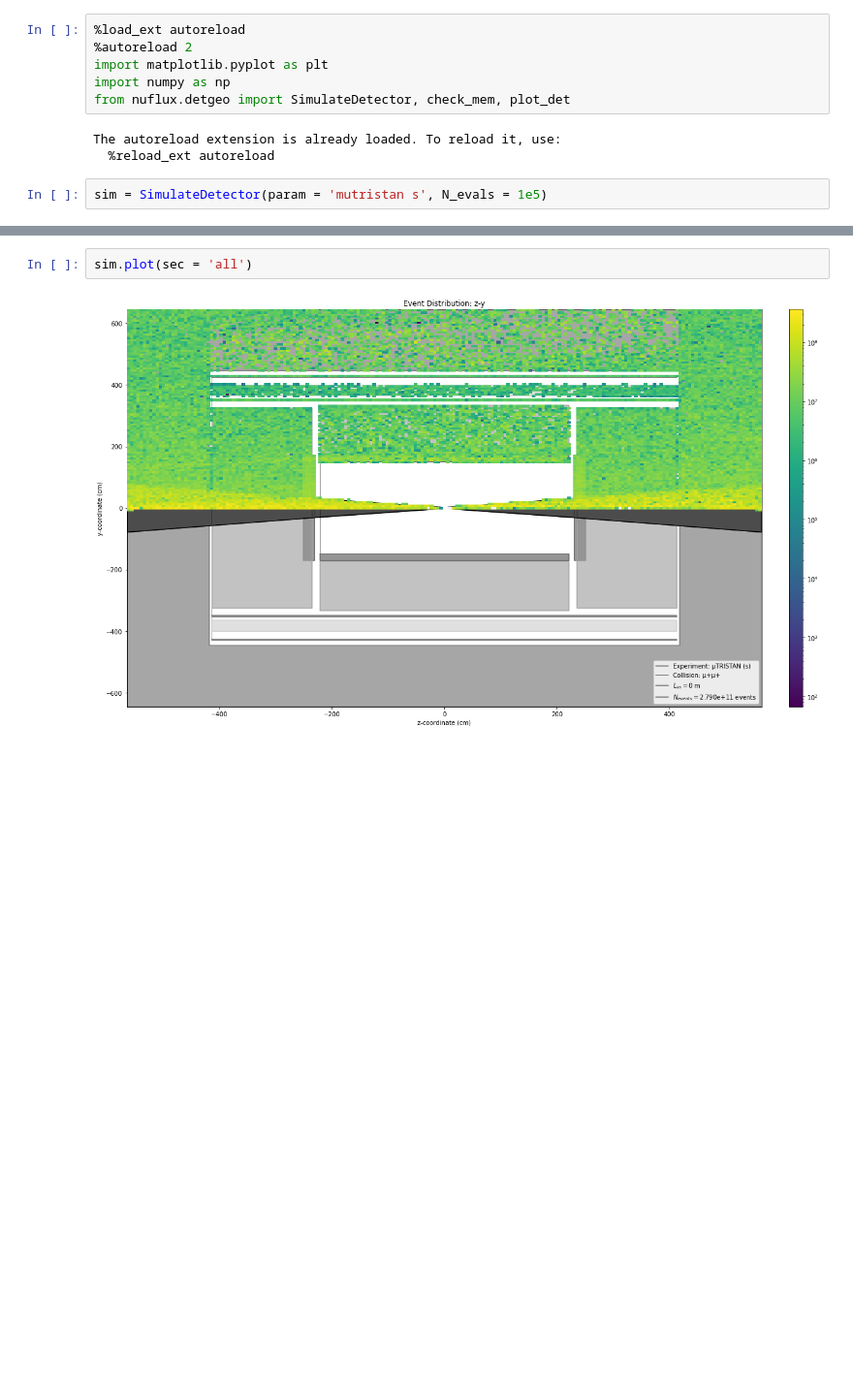
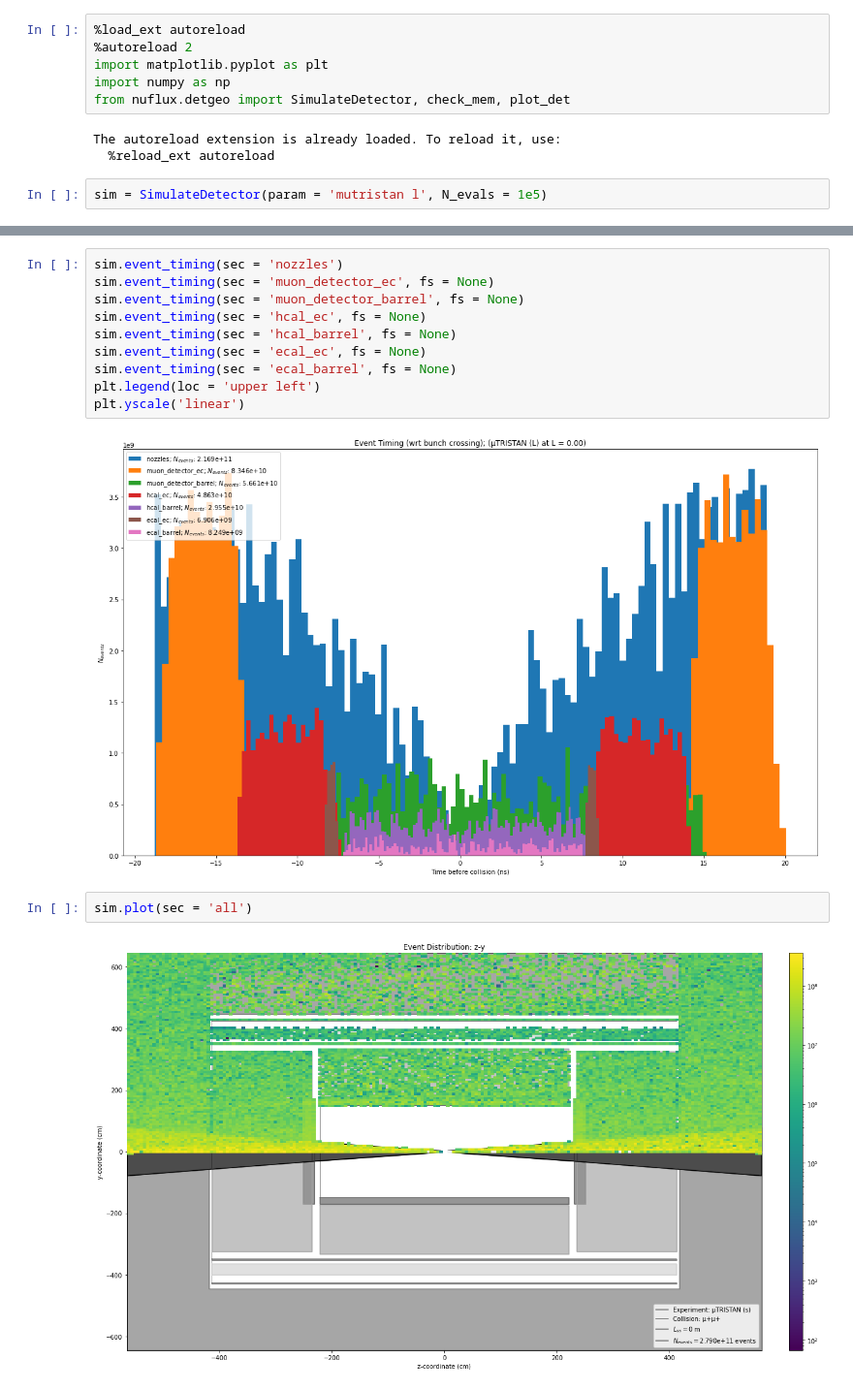
Before and after one commit to mhostert/BIN_MC, a Jupyter notebook: Changed_sim.ipynb, the cells around one changed output, grey strips where cells are left out. Shown at 97% size. Cells and saved outputs as stored; diff of their text form; blank space fills up the shorter version.

```diff
--- a/Changed_sim.ipynb
+++ b/Changed_sim.ipynb
@@ -8,6 +8,6 @@ from nuflux.detgeo import SimulateDetector, check_mem, plot_det
 The autoreload extension is already loaded. To reload it, use:
   %reload_ext autoreload
 # %%
-sim = SimulateDetector(param = 'mutristan s', N_evals = 1e5)
+sim = SimulateDetector(param = 'mutristan l', N_evals = 1e5)
 # %% [output]
 Succesfully simulated decays:
@@ -22,3 +22,15 @@ Total count: 2.79e+11 events; took 2.92 s.
+# %%
+sim.event_timing(sec = 'nozzles')
+sim.event_timing(sec = 'muon_detector_ec', fs = None)
+sim.event_timing(sec = 'muon_detector_barrel', fs = None)
+sim.event_timing(sec = 'hcal_ec', fs = None)
+sim.event_timing(sec = 'hcal_barrel', fs = None)
+sim.event_timing(sec = 'ecal_ec', fs = None)
+sim.event_timing(sec = 'ecal_barrel', fs = None)
+plt.legend(loc = 'upper left')
+plt.yscale('linear')
+# %% [output]
+[figure, added]
 # %%
 sim.plot(sec = 'all')
 # %% [output]
```
Also changed, not shown: parts of 2 cells of this notebook, 3 other files.
